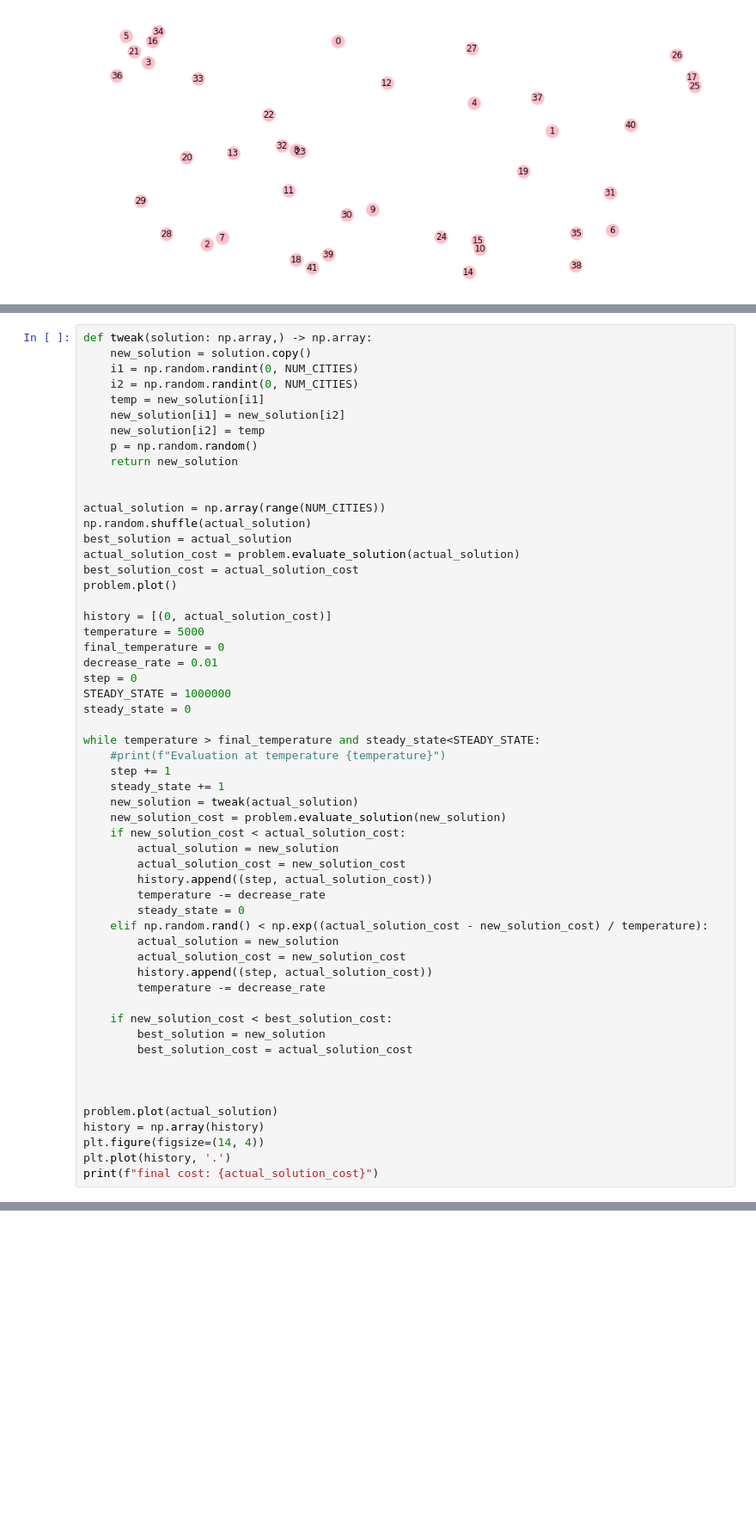
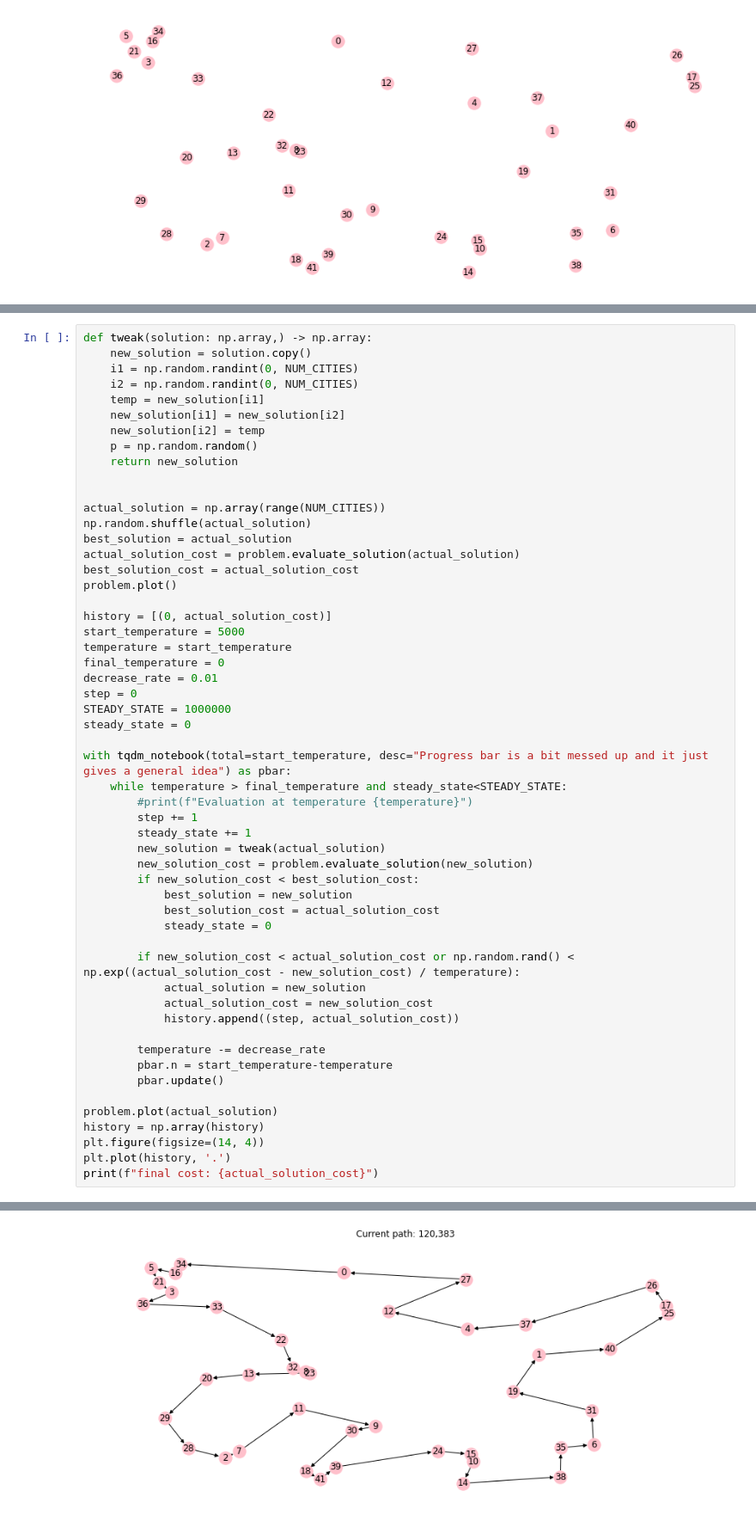
Before and after one commit to rayglo/TSP-CI, a Jupyter notebook: tsp.ipynb, the cells around one changed output, grey strips where cells are left out. Shown: that part at 86% size. Saved outputs shown, nothing was run; the diff lists cells and outputs as text; blank space fills up the shorter version.

Commit message:
Fix + add progress bar for better readibility

```diff
--- a/tsp.ipynb
+++ b/tsp.ipynb
@@ -89,36 +92,34 @@ best_solution_cost = actual_solution_cost
 problem.plot()
 
 history = [(0, actual_solution_cost)]
-temperature = 5000
+start_temperature = 5000
+temperature = start_temperature
 final_temperature = 0
 decrease_rate = 0.01
 step = 0
 STEADY_STATE = 1000000
 steady_state = 0
 
-while temperature > final_temperature and steady_state<STEADY_STATE:
-    #print(f"Evaluation at temperature {temperature}")
-    step += 1
-    steady_state += 1
-    new_solution = tweak(actual_solution)
-    new_solution_cost = problem.evaluate_solution(new_solution)
-    if new_solution_cost < actual_solution_cost:
-        actual_solution = new_solution
-        actual_solution_cost = new_solution_cost
-        history.append((step, actual_solution_cost))
+with tqdm_notebook(total=start_temperature, desc="Progress bar is a bit messed up and it just gives a general idea") as pbar:
+    while temperature > final_temperature and steady_state<STEADY_STATE:
+        #print(f"Evaluation at temperature {temperature}")
+        step += 1
+        steady_state += 1
+        new_solution = tweak(actual_solution)
+        new_solution_cost = problem.evaluate_solution(new_solution)
+        if new_solution_cost < best_solution_cost:
+            best_solution = new_solution
+            best_solution_cost = actual_solution_cost
+            steady_state = 0
+
+        if new_solution_cost < actual_solution_cost or np.random.rand() < np.exp((actual_solution_cost - new_solution_cost) / temperature):
+            actual_solution = new_solution
+            actual_solution_cost = new_solution_cost
+            history.append((step, actual_solution_cost))
+
         temperature -= decrease_rate
-        steady_state = 0
-    elif np.random.rand() < np.exp((actual_solution_cost - new_solution_cost) / temperature):
-        actual_solution = new_solution
-        actual_solution_cost = new_solution_cost
-        history.append((step, actual_solution_cost))
-        temperature -= decrease_rate
-
-    if new_solution_cost < best_solution_cost:
-        best_solution = new_solution
-        best_solution_cost = actual_solution_cost
-
-
+        pbar.n = start_temperature-temperature
+        pbar.update()
 
 problem.plot(actual_solution)
 history = np.array(history)
@@ -129,0 +133 @@ print(f"final cost: {actual_solution_cost}")
+[figure, added]
```
Also changed, not shown: parts of 4 cells of this notebook.
